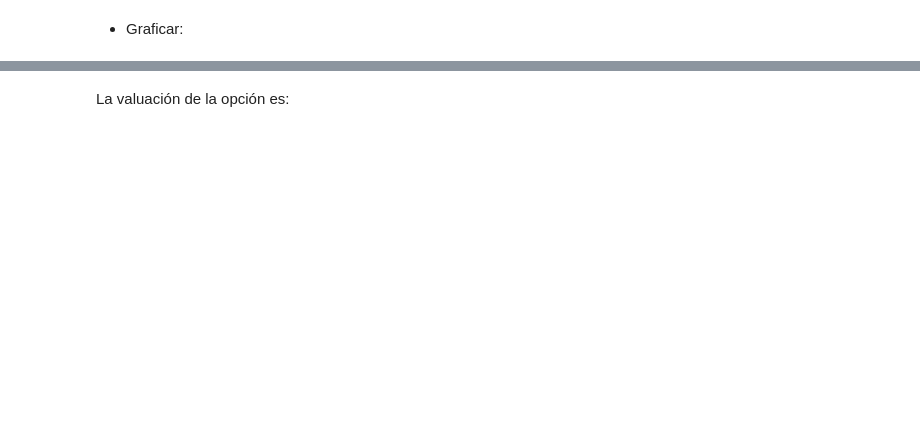
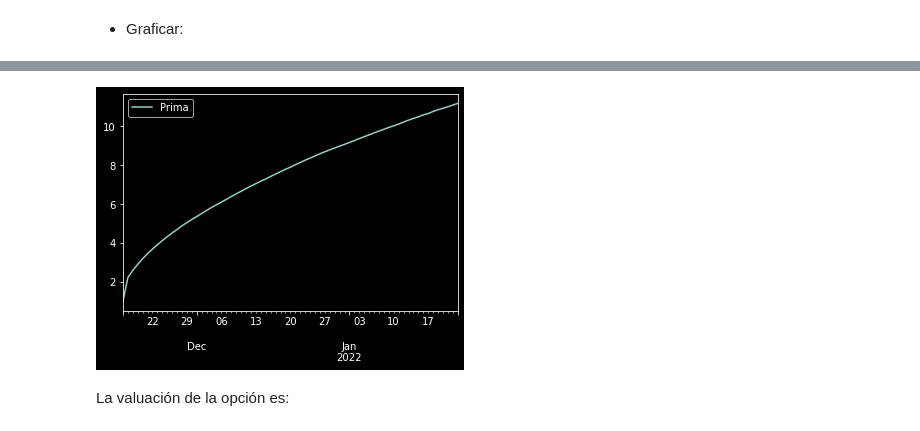
Before and after one commit to feramdor/SPF-2021-II, a Jupyter notebook: TEMA-3/Clase22_ValuacionOpciones.ipynb, the cells around one changed output, grey strips where cells are left out. Cells and saved outputs as stored; diff of their text form; code cells hidden in the pictures; blank space fills up the shorter version.

```diff
--- a/TEMA-3/Clase22_ValuacionOpciones.ipynb
+++ b/TEMA-3/Clase22_ValuacionOpciones.ipynb
@@ -494,10 +601,10 @@ sigma
 # %%
 from datetime import date
 Hoy = date.today()
-K = opcion_valuar['JSON']['strike']  # strike price
-ndays = (opcion_valuar.Expiry - today).days
+K = 150  # strike price
 nscen = 100000
 dates = pd.date_range(start= Hoy, periods = ndays)
+ndays = len(dates)
 S0 = closes_aapl.iloc[-1,0]  # Condición inicial del precio a simular
 
 sim_ret = pd.DataFrame(sigma*np.random.randn(ndays,nscen)+r,index=dates)
@@ -505,3 +612,4 @@ sim_closes = S0*np.exp(sim_ret.cumsum())
 #strike = pd.DataFrame({'Strike':K*np.ones(ndays)}, index=dates)
 #simul = pd.concat([closes_aapl.T,strike.T,sim_closes.T]).T
 #simul.plot(figsize=(8,6),legend=False);
+sim_closes
@@ -507,0 +630,3 @@ sim_closes = S0*np.exp(sim_ret.cumsum())
+# %%
+sim_closes.iloc[0, :] = closes_aapl.iloc[-1]
+sim_closes
@@ -508,8 +647,10 @@ sim_closes = S0*np.exp(sim_ret.cumsum())
 # %%
-strike = pd.DataFrame(K*np.ones([ndays,nscen]), index=dates)
+strike = 150
 call = pd.DataFrame({'Prima':np.exp(-r*ndays) \
-              *np.fmax(sim_closes-strike,np.zeros([ndays,nscen])).mean(axis=1)}, index=dates)
+              *np.fmax(sim_closes-strike, 0).mean(axis=1)}, index=dates)
 call.plot();
+# %% [output]
+[figure, added]
 # %% [markdown]
 La valuación de la opción es:
 # %%
```
Also changed, not shown: parts of 27 cells of this notebook.
